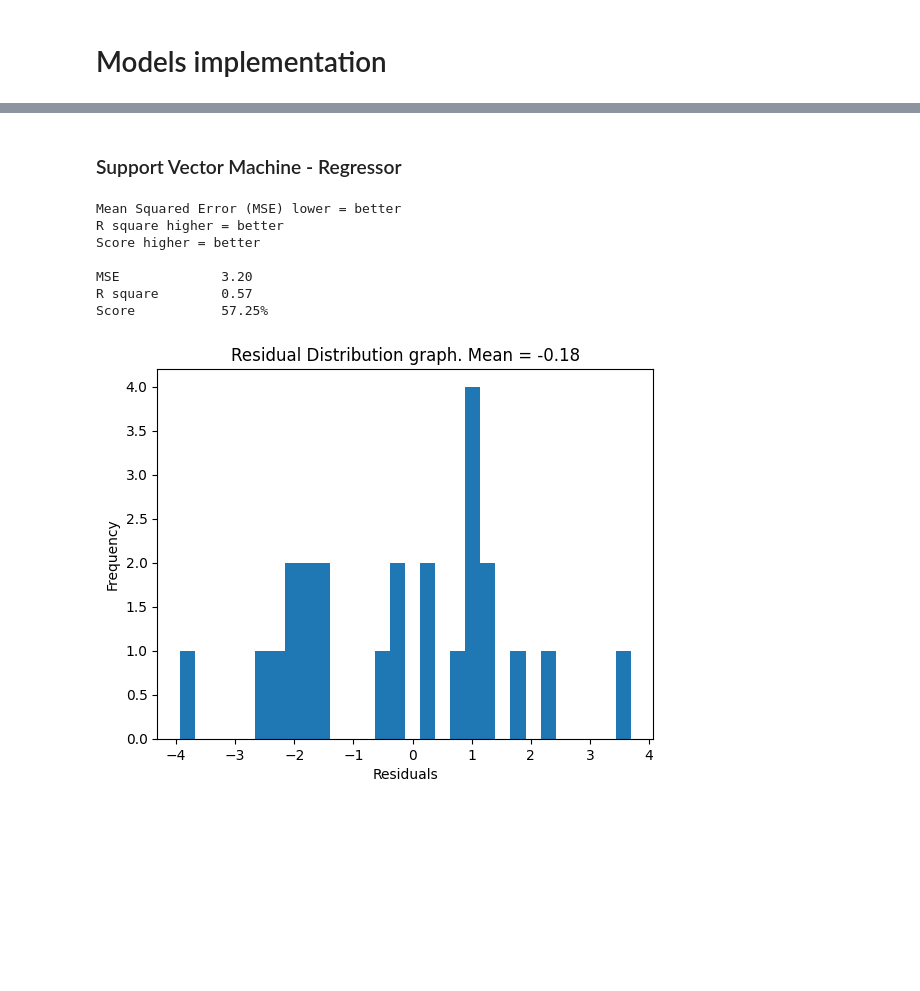
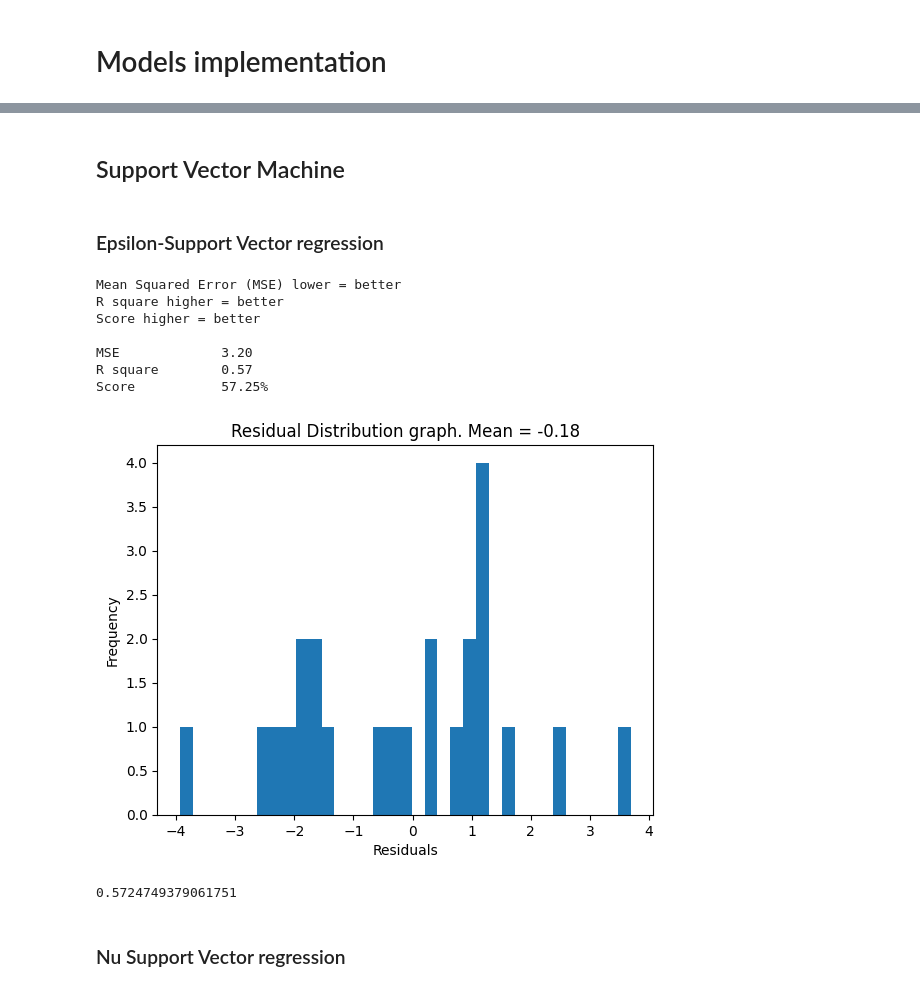
Before and after one commit to Raphael-Marchetti-Calciolari/projects-tcc-imt-2023, a Jupyter notebook: scripts/models.ipynb, the cells around one changed output, grey strips where cells are left out. Drawn from its saved outputs; the diff is of its cells as text; code cells hidden in the pictures; blank space fills up the shorter version.

Commit message:
Updated to add more models

```diff
--- a/scripts/models.ipynb
+++ b/scripts/models.ipynb
@@ -53,0 +190,7 @@ def model_summary(y_true, X_for_pred, model):
+# %%
+from sklearn import linear_model
+
+model = linear_model.SGDRegressor()
+model.fit(X_train, y_train)
+
+model_summary(y_test, X_test, model)
@@ -53,0 +209,7 @@ def model_summary(y_true, X_for_pred, model):
+# %%
+from sklearn import linear_model
+
+model = linear_model.TheilSenRegressor()
+model.fit(X_train, y_train)
+
+model_summary(y_test, X_test, model)
@@ -53,0 +228,7 @@ def model_summary(y_true, X_for_pred, model):
+# %%
+from sklearn import linear_model
+
+model = linear_model.HuberRegressor()
+model.fit(X_train, y_train)
+
+model_summary(y_test, X_test, model)
@@ -53,0 +247,7 @@ def model_summary(y_true, X_for_pred, model):
+# %%
+from sklearn import linear_model
+
+model = linear_model.PoissonRegressor()
+model.fit(X_train, y_train)
+
+model_summary(y_test, X_test, model)
@@ -54,18 +264,23 @@ def model_summary(y_true, X_for_pred, model):
 # %% [markdown]
-### Support Vector Machine - Regressor
+## Support Vector Machine
+# %% [markdown]
+### Epsilon-Support Vector regression
 # %%
-from sklearn.svm import SVR
+from sklearn import svm
 
-model = SVR()
+model = svm.SVR()
 model.fit(X_train, y_train)
 
 model_summary(y_test, X_test, model)
 # %% [output]
 Mean Squared Error (MSE) lower = better
 R square higher = better
 Score higher = better
 
 MSE             3.20
 R square        0.57
 Score           57.25%
-[figure, old version]
+[figure, new version]
+0.5724749379061751
+# %% [markdown]
+### Nu Support Vector regression
```
Also changed, not shown: parts of 39 cells of this notebook, 1 other file.
